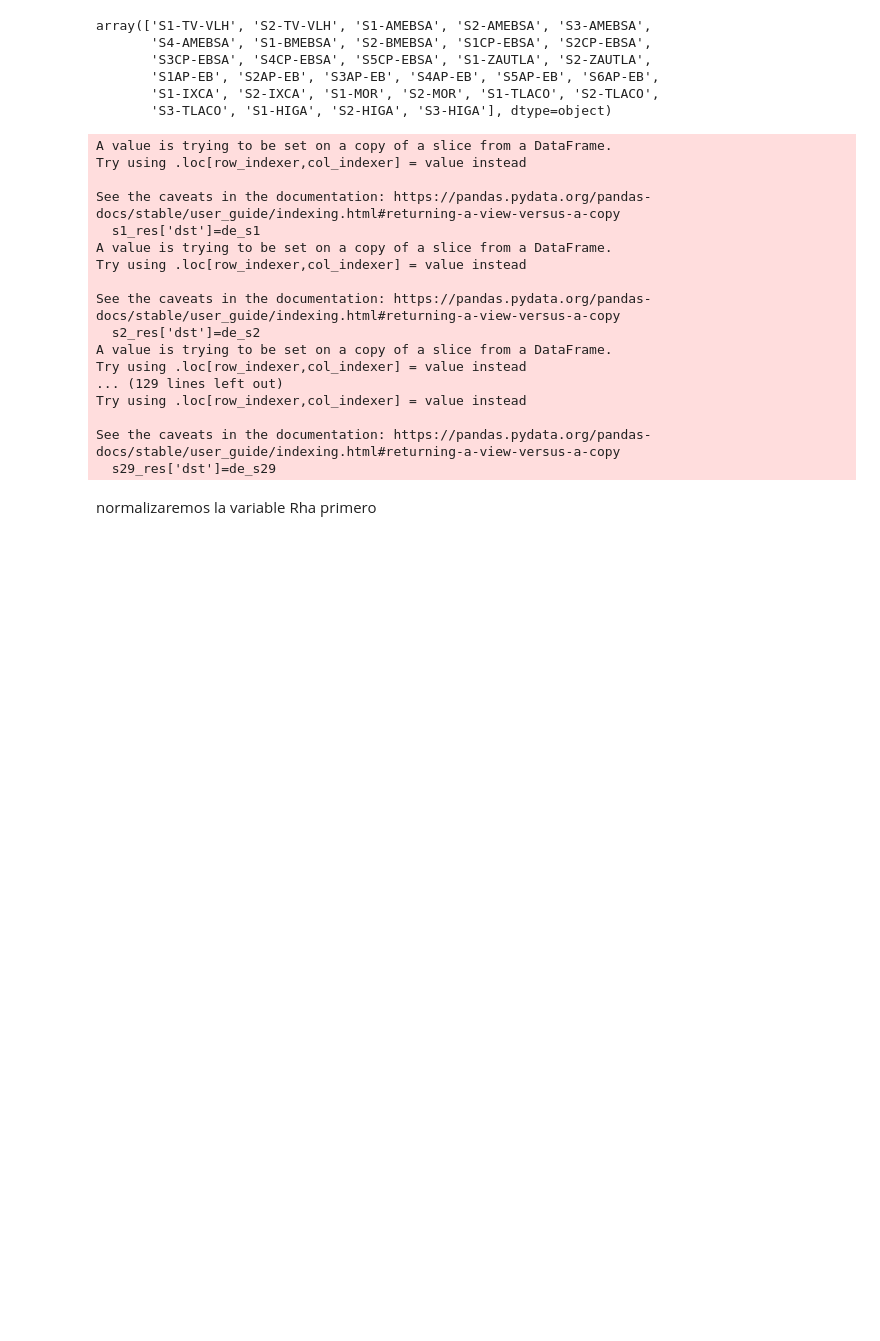
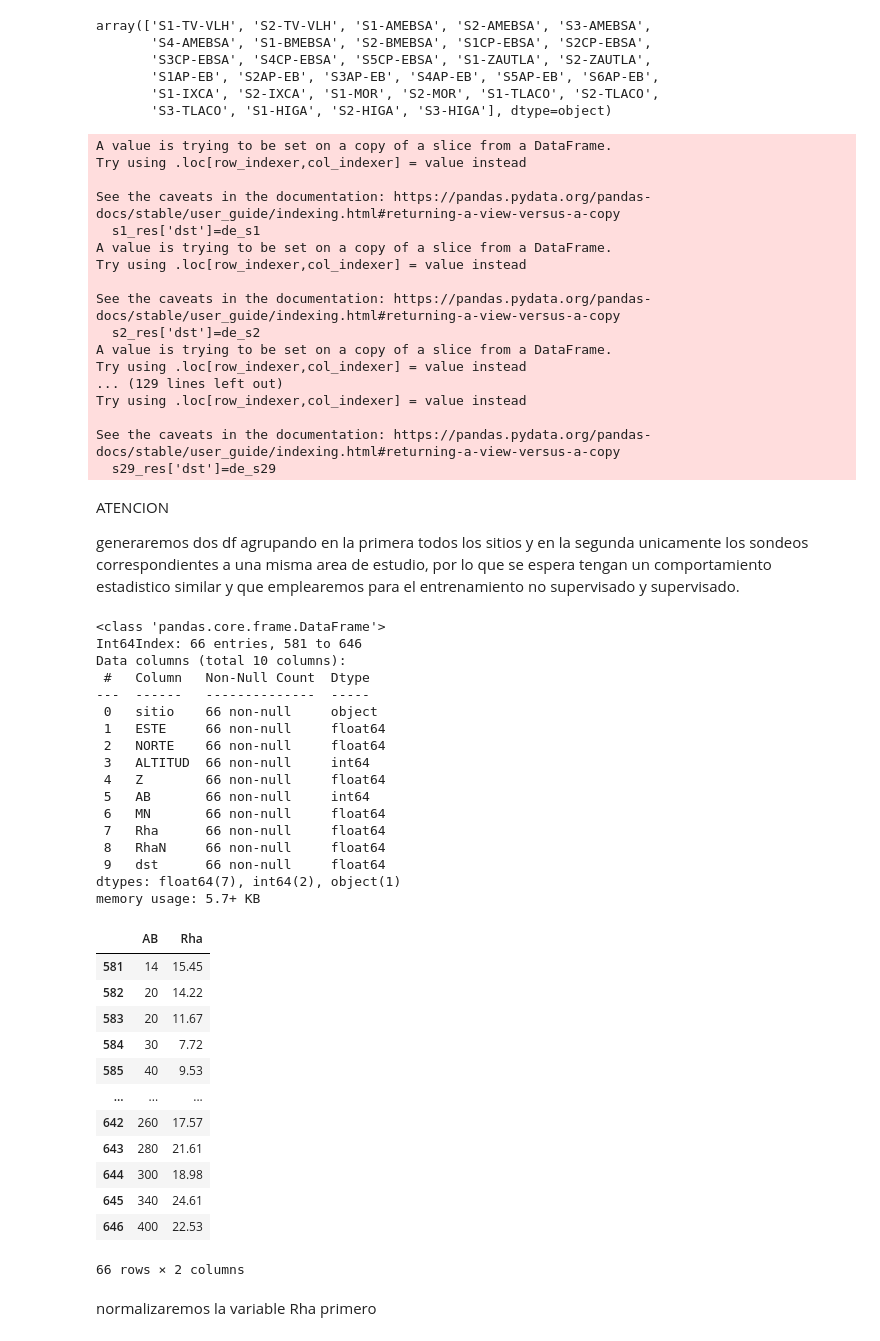
Before and after one commit to JuanJT117/Clase-de-aprendizaje-automatico, a Jupyter notebook: Tareas/Tarea_Aprendizaje_Automatico.ipynb, the cells around one changed output. Drawn from its saved outputs; the diff is of its cells as text; code cells hidden in the pictures; blank space fills up the shorter version.

```diff
--- a/Tareas/Tarea_Aprendizaje_Automatico.ipynb
+++ b/Tareas/Tarea_Aprendizaje_Automatico.ipynb
@@ -678,14 +678,59 @@ Try using .loc[row_indexer,col_indexer] = value instead
 
 See the caveats in the documentation: https://pandas.pydata.org/pandas-docs/stable/user_guide/indexing.html#returning-a-view-versus-a-copy
   s29_res['dst']=de_s29
+# %% [markdown]
+ATENCION
+
+generaremos dos df agrupando en la primera todos los sitios y en la segunda unicamente los sondeos correspondientes a una misma area de estudio, por lo que se espera tengan un comportamiento estadistico similar y que emplearemos para el entrenamiento no supervisado y supervisado.
 # %%
 import pandas as pd
 
 frames =[s1_res, s2_res, s3_res, s4_res, s5_res, s6_res, s7_res, s8_res, s9_res, s10_res,
          s11_res, s12_res, s13_res, s14_res, s15_res, s16_res, s17_res, s18_res, s19_res,
          s20_res, s21_res, s22_res, s23_res, s24_res, s25_res, s26_res, s27_res, s28_res, s29_res]
 
 res_dst =pd.concat(frames)
+
+frames2 = [s27_res, s28_res, s29_res]
+
+pre_higa = pd.concat(frames2)
+
+pre_higa.info()
+
+higa = pre_higa.loc[581:646,['AB','Rha']]
+
+higa
+# %% [output]
+<class 'pandas.core.frame.DataFrame'>
+Int64Index: 66 entries, 581 to 646
+Data columns (total 10 columns):
+ #   Column   Non-Null Count  Dtype
+---  ------   --------------  -----
+ 0   sitio    66 non-null     object
+ 1   ESTE     66 non-null     float64
+ 2   NORTE    66 non-null     float64
+ 3   ALTITUD  66 non-null     int64
+ 4   Z        66 non-null     float64
+ 5   AB       66 non-null     int64
+ 6   MN       66 non-null     float64
+ 7   Rha      66 non-null     float64
+ 8   RhaN     66 non-null     float64
+ 9   dst      66 non-null     float64
+dtypes: float64(7), int64(2), object(1)
+memory usage: 5.7+ KB
+|  | AB | Rha |
+| 581 | 14 | 15.45 |
+| 582 | 20 | 14.22 |
+| 583 | 20 | 11.67 |
+| 584 | 30 | 7.72 |
+| 585 | 40 | 9.53 |
+| ... | ... | ... |
+| 642 | 260 | 17.57 |
+| 643 | 280 | 21.61 |
+| 644 | 300 | 18.98 |
+| 645 | 340 | 24.61 |
+| 646 | 400 | 22.53 |
+66 rows × 2 columns
 # %% [markdown]
 normalizaremos la variable Rha primero
 # %%
```
Also changed, not shown: parts of 9 cells of this notebook, 6 other files.
